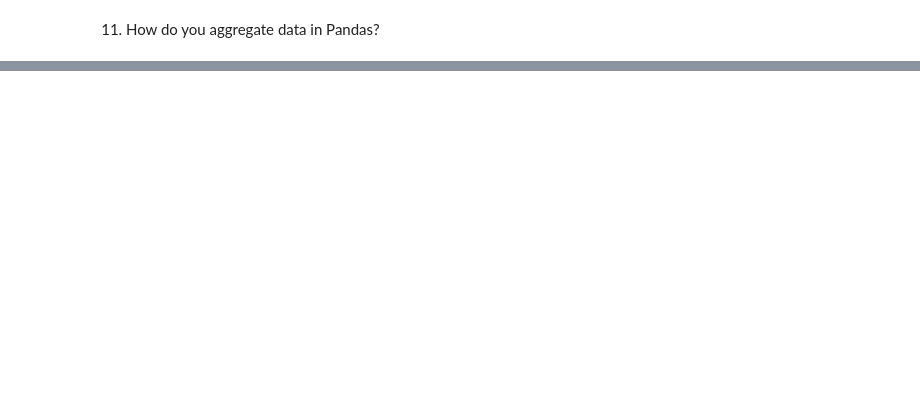
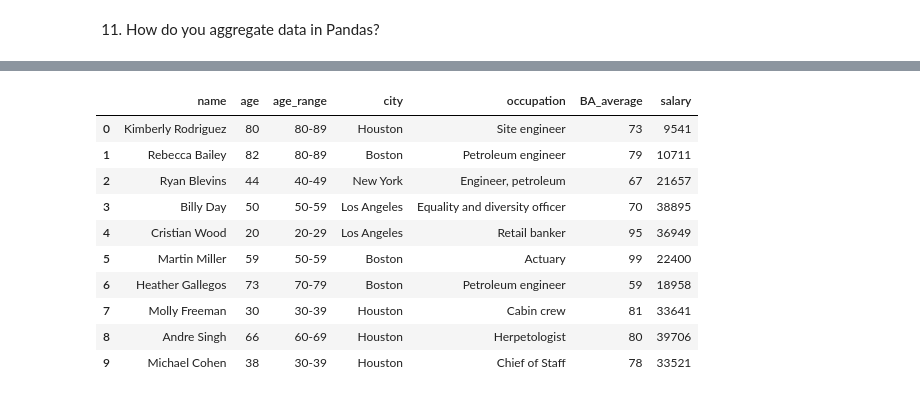
Before and after one commit to jordanriver/DScourse, a Jupyter notebook: Homework/week4_ex_jordan.ipynb, the cells around one changed output, grey strips where cells are left out. Saved outputs shown, nothing was run; the diff lists cells and outputs as text; code cells hidden in the pictures; blank space fills up the shorter version.

```diff
--- a/Homework/week4_ex_jordan.ipynb
+++ b/Homework/week4_ex_jordan.ipynb
@@ -267,0 +256,23 @@ students
+# %%
+bins = [20, 30, 40, 50, 60, 70, 80, 90]
+students.insert(2, column='age_range',
+                value=pd.cut(students['age'],
+                             bins=bins,
+                             right=False,
+                             include_lowest=True,
+                             labels=['20-29', '30-39', '40-49', '50-59', '60-69', '70-79', '80-89']
+                          ))
+
+students
+# %% [output]
+|  | name | age | age_range | city | occupation | BA_average | salary |
+| 0 | Kimberly Rodriguez | 80 | 80-89 | Houston | Site engineer | 73 | 9541 |
+| 1 | Rebecca Bailey | 82 | 80-89 | Boston | Petroleum engineer | 79 | 10711 |
+| 2 | Ryan Blevins | 44 | 40-49 | New York | Engineer, petroleum | 67 | 21657 |
+| 3 | Billy Day | 50 | 50-59 | Los Angeles | Equality and diversity officer | 70 | 38895 |
+| 4 | Cristian Wood | 20 | 20-29 | Los Angeles | Retail banker | 95 | 36949 |
+| 5 | Martin Miller | 59 | 50-59 | Boston | Actuary | 99 | 22400 |
+| 6 | Heather Gallegos | 73 | 70-79 | Boston | Petroleum engineer | 59 | 18958 |
+| 7 | Molly Freeman | 30 | 30-39 | Houston | Cabin crew | 81 | 33641 |
+| 8 | Andre Singh | 66 | 60-69 | Houston | Herpetologist | 80 | 39706 |
+| 9 | Michael Cohen | 38 | 30-39 | Houston | Chief of Staff | 78 | 33521 |
```
Also changed, not shown: parts of 59 cells of this notebook.
